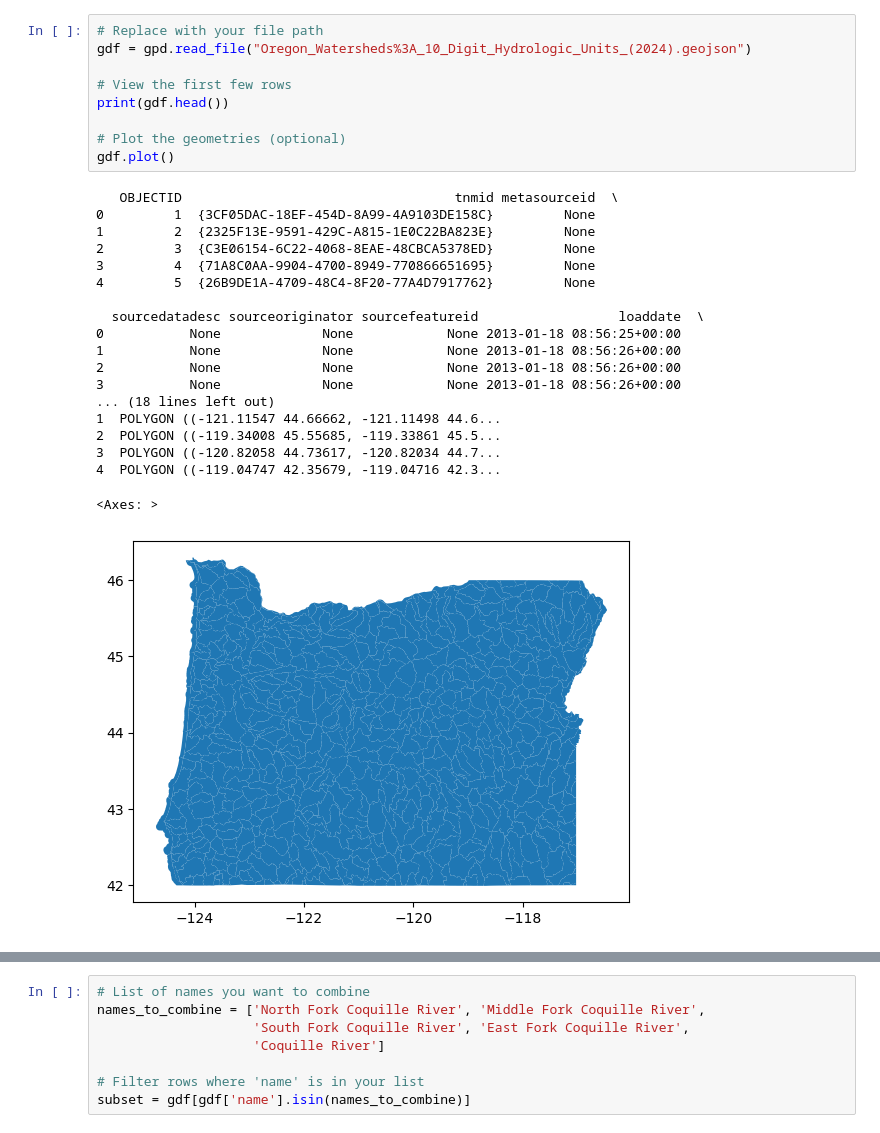
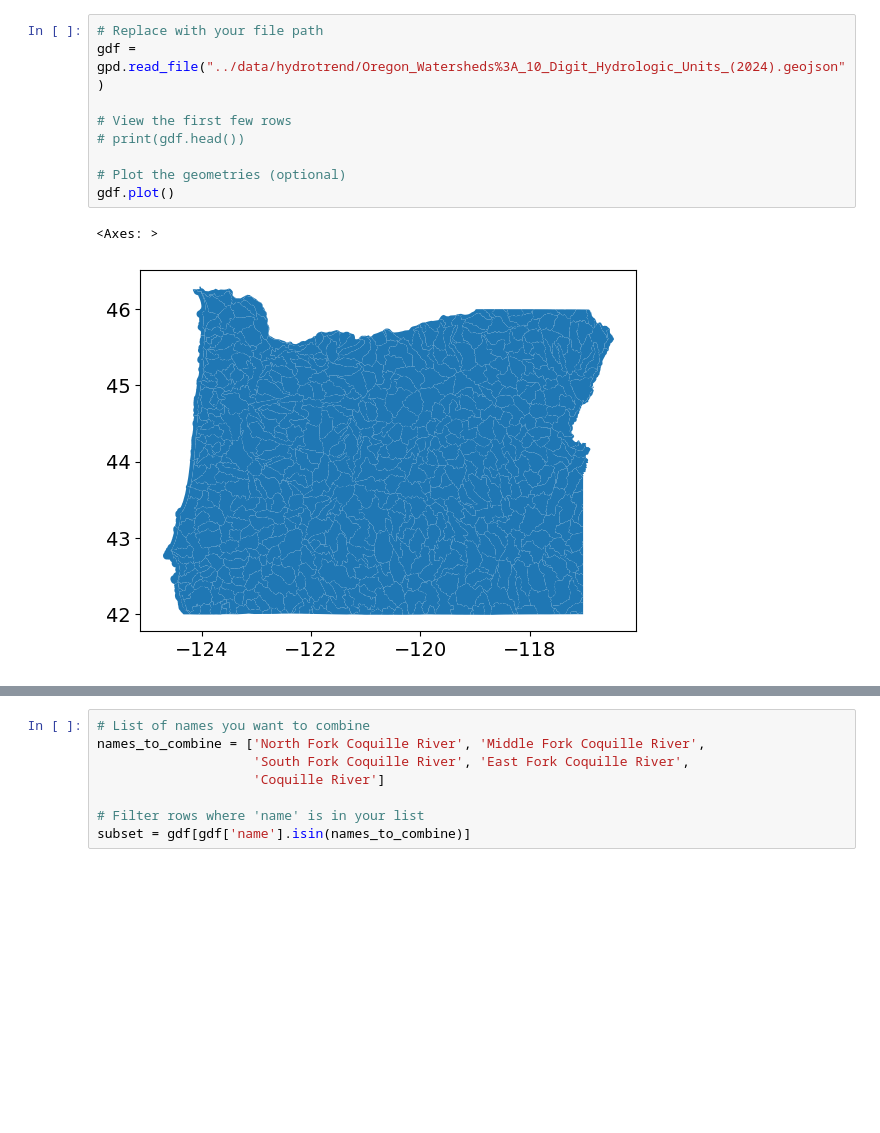
Before and after one commit to csdms-espin/coastal2025, a Jupyter notebook: data/hydrotrend/hydrotrend-data-prep.ipynb, the cells around one changed output, grey strips where cells are left out. Saved outputs shown, nothing was run; the diff lists cells and outputs as text; blank space fills up the shorter version.

```diff
--- a/intermediate_notebooks/hydrotrend-data-prep.ipynb
+++ b/data/hydrotrend/hydrotrend-data-prep.ipynb
@@ -3,29 +32,12 @@ import geopandas as gpd
 # %%
 # Replace with your file path
-gdf = gpd.read_file("Oregon_Watersheds%3A_10_Digit_Hydrologic_Units_(2024).geojson")
+gdf = gpd.read_file("../data/hydrotrend/Oregon_Watersheds%3A_10_Digit_Hydrologic_Units_(2024).geojson")
 
 # View the first few rows
-print(gdf.head())
+# print(gdf.head())
 
 # Plot the geometries (optional)
 gdf.plot()
 # %% [output]
-   OBJECTID                                   tnmid metasourceid  \
-0         1  {3CF05DAC-18EF-454D-8A99-4A9103DE158C}         None
-1         2  {2325F13E-9591-429C-A815-1E0C22BA823E}         None
-2         3  {C3E06154-6C22-4068-8EAE-48CBCA5378ED}         None
-3         4  {71A8C0AA-9904-4700-8949-770866651695}         None
-4         5  {26B9DE1A-4709-48C4-8F20-77A4D7917762}         None
-
-  sourcedatadesc sourceoriginator sourcefeatureid                  loaddate  \
-0           None             None            None 2013-01-18 08:56:25+00:00
-1           None             None            None 2013-01-18 08:56:26+00:00
-2           None             None            None 2013-01-18 08:56:26+00:00
-3           None             None            None 2013-01-18 08:56:26+00:00
-... (18 lines left out)
-1  POLYGON ((-121.11547 44.66662, -121.11498 44.6...
-2  POLYGON ((-119.34008 45.55685, -119.33861 45.5...
-3  POLYGON ((-120.82058 44.73617, -120.82034 44.7...
-4  POLYGON ((-119.04747 42.35679, -119.04716 42.3...
+<Axes: >
-<Axes: >
-[figure, old version]
+[figure, new version]
```
Also changed, not shown: parts of 8 cells of this notebook, 2 other files.
